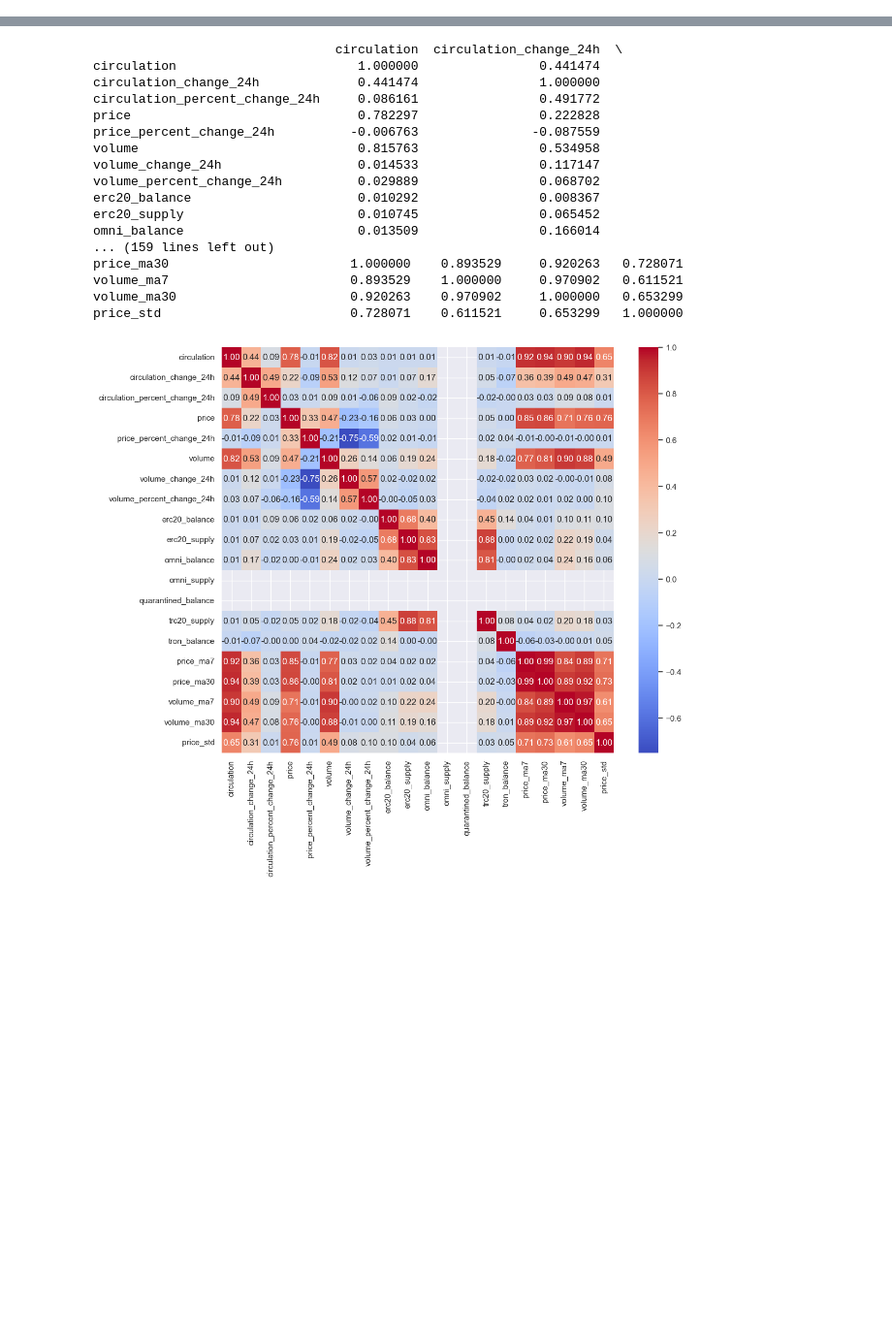
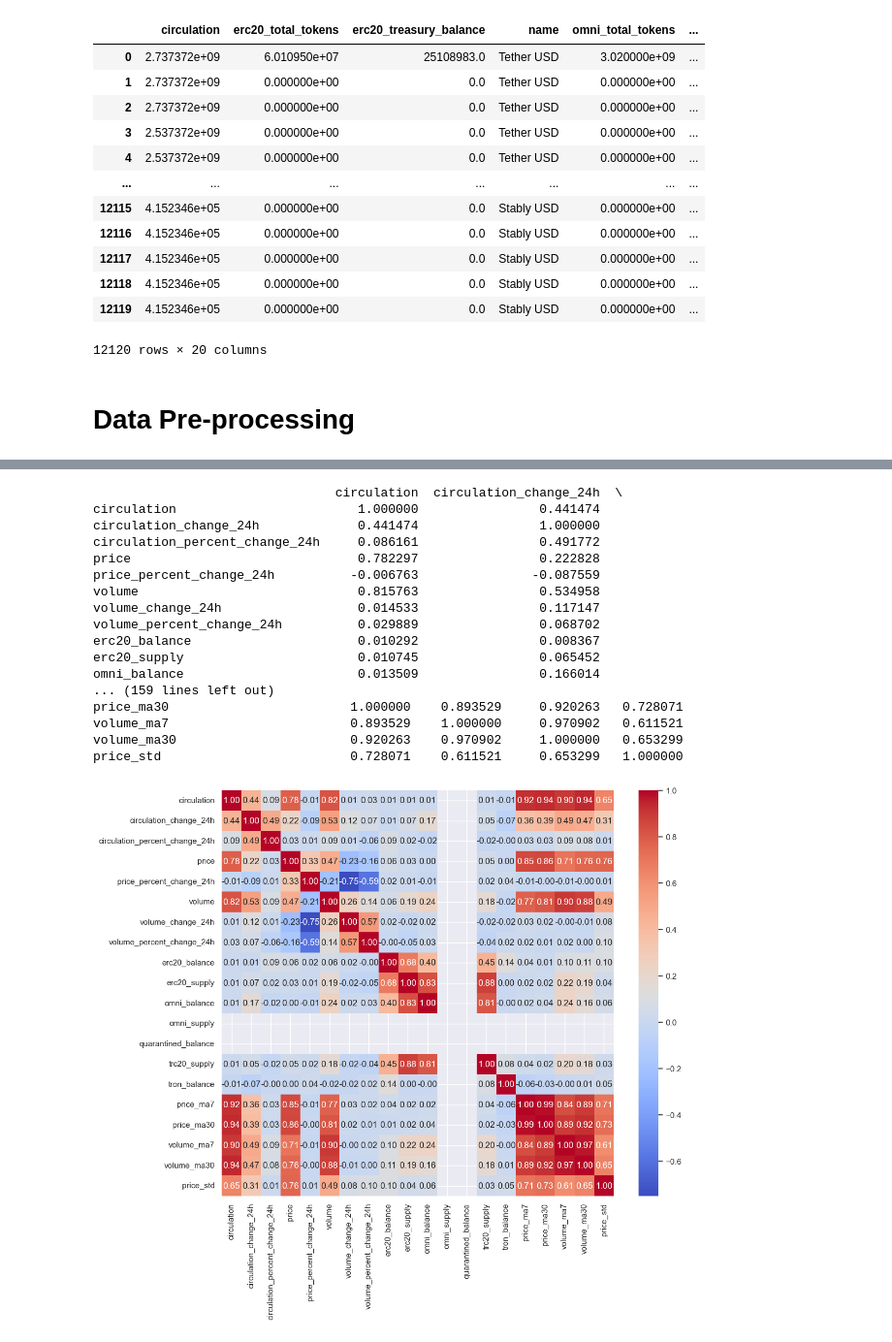
Before and after one commit to ShaanAu/stablecoin_dissertation, a Jupyter notebook: stablecoin_dissertation.ipynb, the cells around one changed output, grey strips where cells are left out. Shown at 97% size. Saved outputs shown, nothing was run; the diff lists cells and outputs as text; code cells hidden in the pictures; blank space fills up the shorter version.

```diff
--- a/stablecoin_dissertation.ipynb
+++ b/stablecoin_dissertation.ipynb
@@ -34,2 +95,35 @@ for date in pd.date_range(start_date, today):
 # %%
-data = pd.read_csv("stable_full.csv")
+df = pd.read_csv("stable_full2.csv", index_col=0)
+# %%
+import pandas as pd
+import numpy as np
+
+# Assuming your DataFrame is named `df`
+
+# Step 1: Handling NaN values. For the sake of example, let's fill NaNs with 0.
+df.fillna(0, inplace=True)
+
+# Step 2: Extracting nested data from the 'blockchain' column.
+# We will extract 'active_addresses' and 'tx_count' as examples.
+df['active_addresses'] = df['blockchain'].apply(lambda x: x['active_addresses'] if isinstance(x, dict) else 0)
+df['tx_count'] = df['blockchain'].apply(lambda x: x['tx_count'] if isinstance(x, dict) else 0)
+
+# Assuming 'treasury' column is similar to 'blockchain' in structure,
+# you would extract nested data in a similar manner.
+
+# Step 3: Converting date strings to datetime objects
+df['date'] = pd.to_datetime(df['date'])
+
+# Step 4: Ensure numerical data is in the correct format
+numerical_columns = ['circulation', 'erc20_total_tokens', 'erc20_treasury_balance', 'omni_total_tokens',
+                     'omni_treasury_balance', 'quarantined_balance', 'price', 'price_percent_change_24h',
+                     'volume', 'circulation_change_24h', 'circulation_percent_change_24h',
+                     'volume_change_24h', 'volume_percent_change_24h']
+for col in numerical_columns:
+    df[col] = pd.to_numeric(df[col], errors='coerce').fillna(0)
+
+# Optional: Drop the original 'blockchain' column if no longer needed
+df.drop(columns=['blockchain'], inplace=True)
+
+# Display the processed DataFrame
+print(df.head())
@@ -35,0 +148,18 @@ data = pd.read_csv("stable_full.csv")
+# %%
+df
+# %% [output]
+|  | circulation | erc20_total_tokens | erc20_treasury_balance | name | omni_total_tokens | ... |
+| 0 | 2.737372e+09 | 6.010950e+07 | 25108983.0 | Tether USD | 3.020000e+09 | ... |
+| 1 | 2.737372e+09 | 0.000000e+00 | 0.0 | Tether USD | 0.000000e+00 | ... |
+| 2 | 2.737372e+09 | 0.000000e+00 | 0.0 | Tether USD | 0.000000e+00 | ... |
+| 3 | 2.537372e+09 | 0.000000e+00 | 0.0 | Tether USD | 0.000000e+00 | ... |
+| 4 | 2.537372e+09 | 0.000000e+00 | 0.0 | Tether USD | 0.000000e+00 | ... |
+| ... | ... | ... | ... | ... | ... | ... |
+| 12115 | 4.152346e+05 | 0.000000e+00 | 0.0 | Stably USD | 0.000000e+00 | ... |
+| 12116 | 4.152346e+05 | 0.000000e+00 | 0.0 | Stably USD | 0.000000e+00 | ... |
+| 12117 | 4.152346e+05 | 0.000000e+00 | 0.0 | Stably USD | 0.000000e+00 | ... |
+| 12118 | 4.152346e+05 | 0.000000e+00 | 0.0 | Stably USD | 0.000000e+00 | ... |
+| 12119 | 4.152346e+05 | 0.000000e+00 | 0.0 | Stably USD | 0.000000e+00 | ... |
+12120 rows × 20 columns
+# %% [markdown]
+# Data Pre-processing
```
Also changed, not shown: parts of 24 cells of this notebook.
